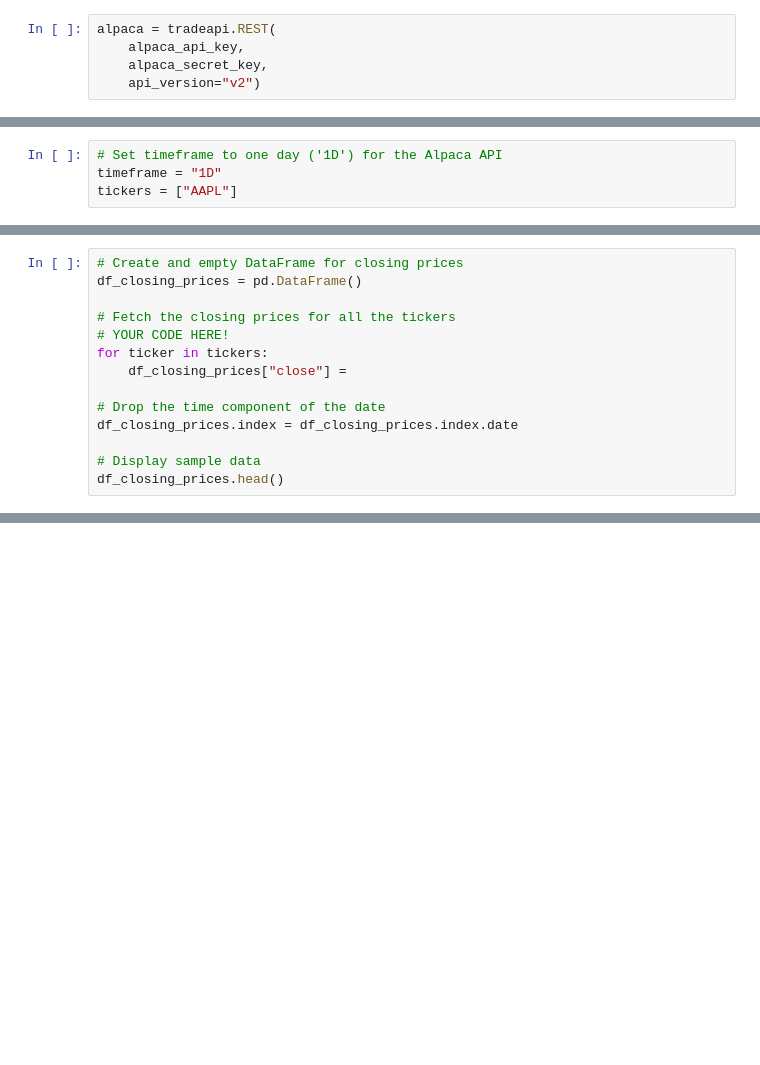
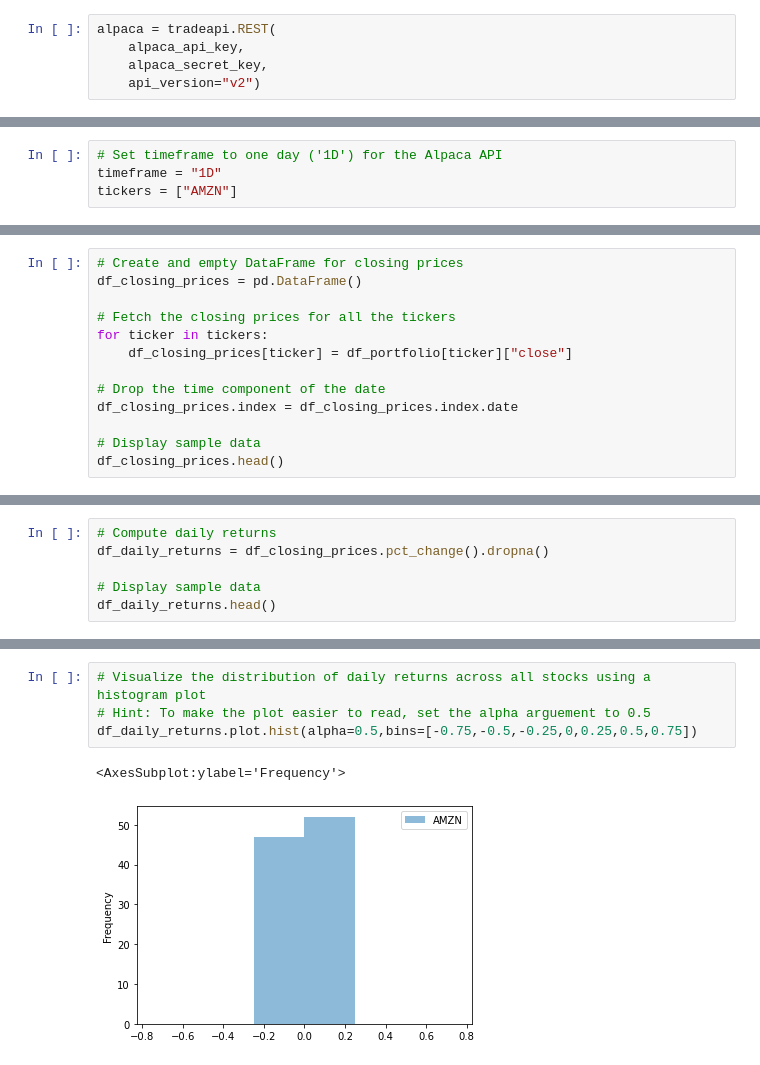
Before and after one commit to jkaryampudi/FinTechStart, a Jupyter notebook: Project1-WorkInProgress.ipynb, the cells around one changed output, grey strips where cells are left out. Drawn from its saved outputs; the diff is of its cells as text; blank space fills up the shorter version.

Commit message:
data_cleansing

```diff
--- a/Project1-WorkInProgress.ipynb
+++ b/Project1-WorkInProgress.ipynb
@@ -26,7 +28,7 @@ end_date = pd.Timestamp("2020-05-01", tz="America/New_York").isoformat()
 # %%
 # Set timeframe to one day ('1D') for the Alpaca API
 timeframe = "1D"
-tickers = ["AAPL"]
+tickers = ["AMZN"]
 # %%
 # Get current price data for MSFT and AAPL
 df_portfolio = alpaca.get_barset(
@@ -41,14 +59,13 @@ df_portfolio
-# %%
-# Create and empty DataFrame for closing prices
-df_closing_prices = pd.DataFrame()
-
-# Fetch the closing prices for all the tickers
-# YOUR CODE HERE!
-for ticker in tickers:
-    df_closing_prices["close"] =
-
-# Drop the time component of the date
-df_closing_prices.index = df_closing_prices.index.date
-
-# Display sample data
-df_closing_prices.head()
+# %%
+# Create and empty DataFrame for closing prices
+df_closing_prices = pd.DataFrame()
+
+# Fetch the closing prices for all the tickers
+for ticker in tickers:
+    df_closing_prices[ticker] = df_portfolio[ticker]["close"]
+
+# Drop the time component of the date
+df_closing_prices.index = df_closing_prices.index.date
+
+# Display sample data
+df_closing_prices.head()
@@ -54,0 +79,6 @@ df_closing_prices.head()
+# %%
+# Compute daily returns
+df_daily_returns = df_closing_prices.pct_change().dropna()
+
+# Display sample data
+df_daily_returns.head()
@@ -54,0 +92,7 @@ df_closing_prices.head()
+# %%
+# Visualize the distribution of daily returns across all stocks using a histogram plot
+# Hint: To make the plot easier to read, set the alpha arguement to 0.5
+df_daily_returns.plot.hist(alpha=0.5,bins=[-0.75,-0.5,-0.25,0,0.25,0.5,0.75])
+# %% [output]
+<AxesSubplot:ylabel='Frequency'>
+[figure, added]
```
Also changed, not shown: parts of 7 cells of this notebook, 3 other files.
